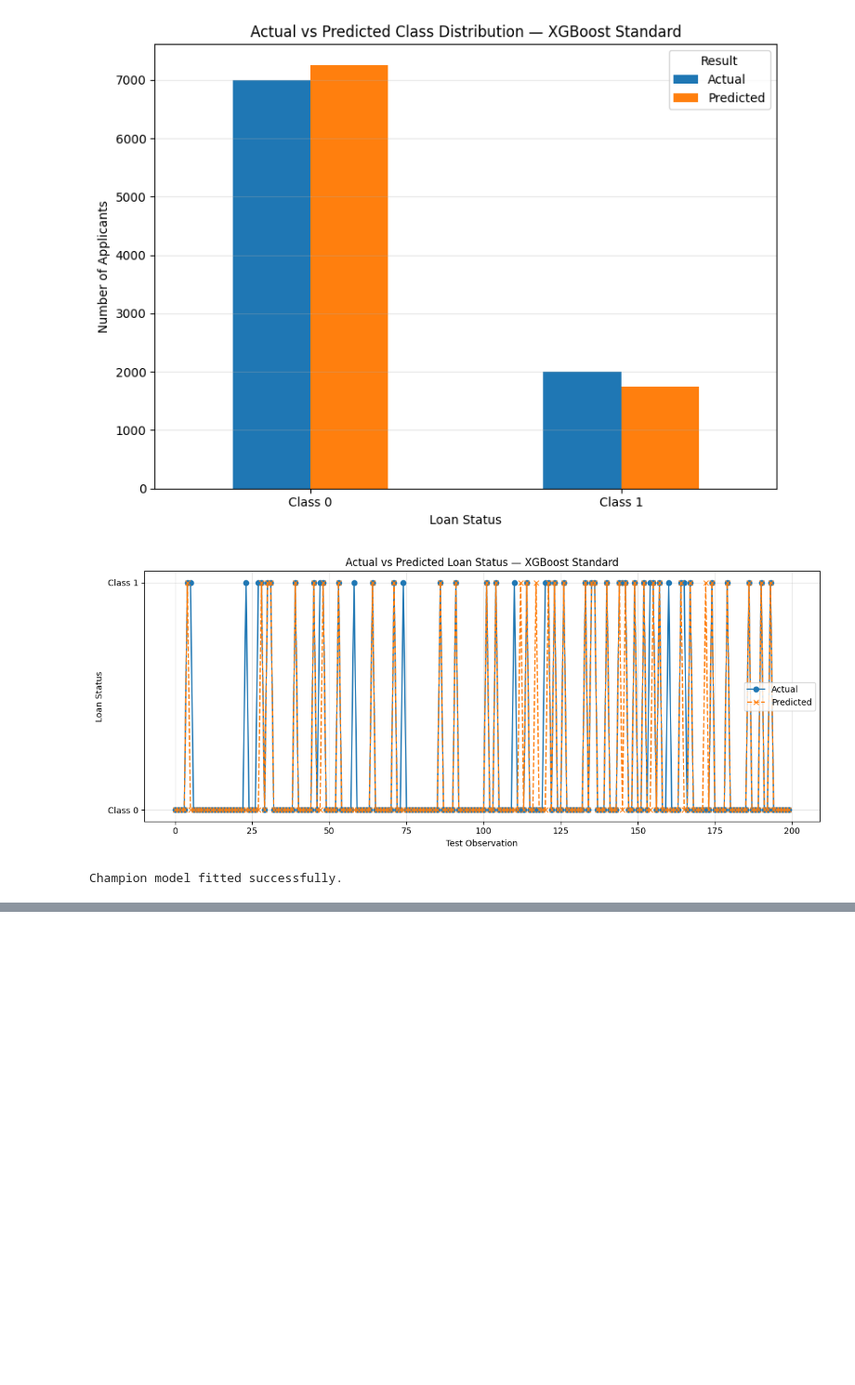
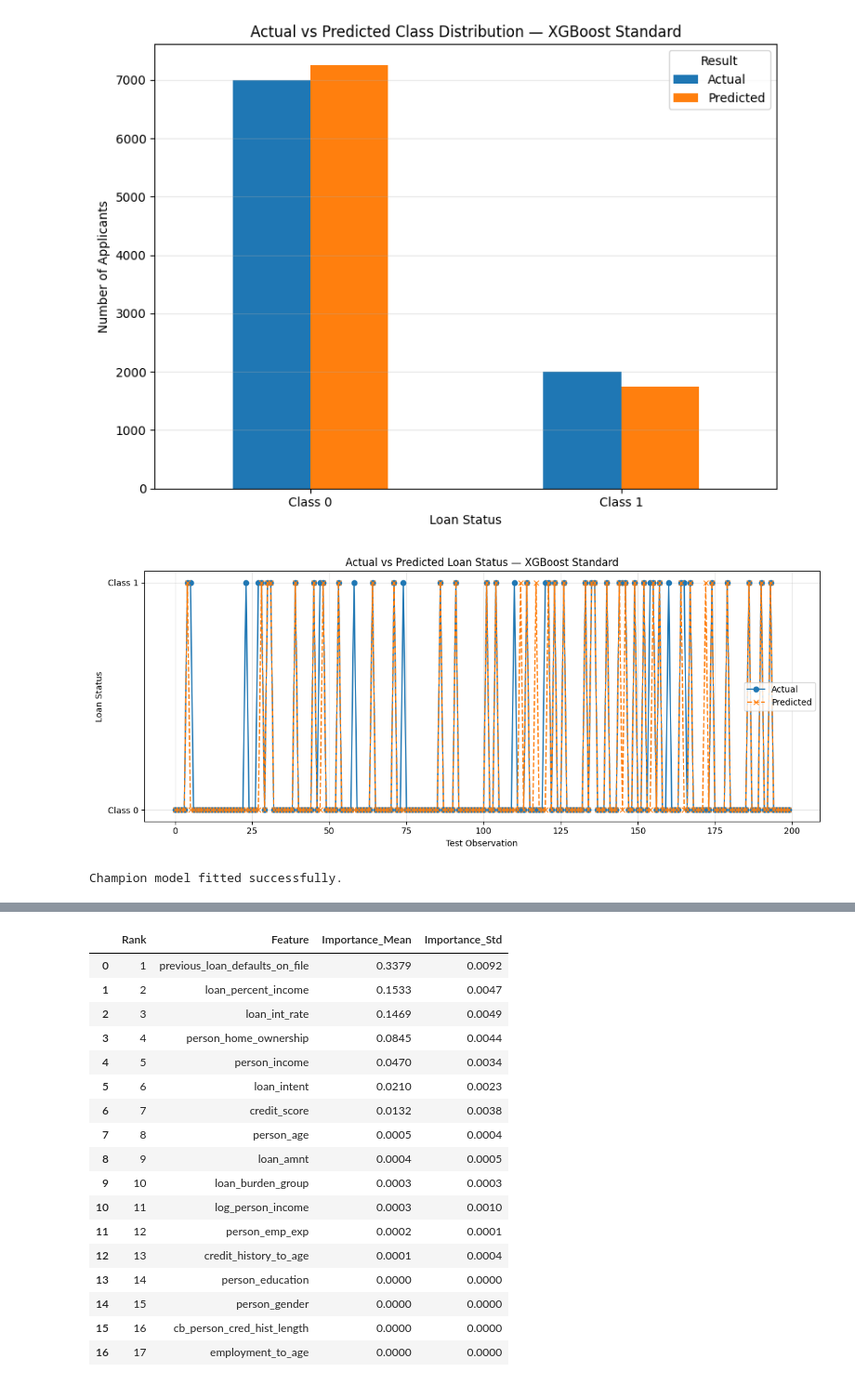
Before and after one commit to jiannyuhs-hue/ADALL_github, a Jupyter notebook: ADALL assignment/3013570Y_ADALL_ASSIGNMENT_2026Jun_(student).ipynb, the cells around one changed output, grey strips where cells are left out. Shown at 93% size. Drawn from its saved outputs; the diff is of its cells as text; code cells hidden in the pictures; blank space fills up the shorter version.

```diff
--- a/ADALL assignment/3013570Y_ADALL_ASSIGNMENT_2026Jun_(student).ipynb
+++ b/ADALL assignment/3013570Y_ADALL_ASSIGNMENT_2026Jun_(student).ipynb
@@ -3066,0 +3175,80 @@ Number of importance values: 34
+# %%
+from sklearn.inspection import permutation_importance
+import pandas as pd
+import matplotlib.pyplot as plt
+
+# ============================================================
+# PERMUTATION FEATURE IMPORTANCE
+# CHAMPION MODEL — XGBoost Standard
+# ============================================================
+
+# champion_pipeline should already be fitted
+# using:
+#
+# champion_pipeline.fit(X_train, y_train)
+
+print("=== PERMUTATION FEATURE IMPORTANCE ===")
+
+# ------------------------------------------------------------
+# 1. Calculate permutation importance on HOLDOUT data
+# ------------------------------------------------------------
+
+perm_result = permutation_importance(
+    champion_pipeline,
+    X_test,
+    y_test,
+    scoring="f1",
+    n_repeats=10,
+    random_state=42,
+    n_jobs=-1
+)
+
+# ------------------------------------------------------------
+# 2. Create importance DataFrame
+# ------------------------------------------------------------
+
+permutation_df = pd.DataFrame({
+    "Feature": X_test.columns,
+    "Importance_Mean": perm_result.importances_mean,
+    "Importance_Std": perm_result.importances_std
+})
+
+# ------------------------------------------------------------
+# 3. Sort from highest to lowest
+# ------------------------------------------------------------
+
+permutation_df = (
+    permutation_df
+    .sort_values(
+        "Importance_Mean",
+        ascending=False
+    )
+    .reset_index(drop=True)
+)
+
+# Add ranking
+permutation_df.insert(
+    0,
+    "Rank",
+    range(1, len(permutation_df) + 1)
+)
+
+# Round values
+permutation_df["Importance_Mean"] = (
+    permutation_df["Importance_Mean"].round(4)
+)
+
+permutation_df["Importance_Std"] = (
+    permutation_df["Importance_Std"].round(4)
+)
+
+# ------------------------------------------------------------
+# 4. Display results
+# ------------------------------------------------------------
+
+print("\n=== TOP PERMUTATION FEATURE IMPORTANCE ===")
+
+display(
+    permutation_df.head(20)
+)
+# %% [output]
@@ -3066,0 +3258,18 @@ Number of importance values: 34
+|  | Rank | Feature | Importance_Mean | Importance_Std |
+| 0 | 1 | previous_loan_defaults_on_file | 0.3379 | 0.0092 |
+| 1 | 2 | loan_percent_income | 0.1533 | 0.0047 |
+| 2 | 3 | loan_int_rate | 0.1469 | 0.0049 |
+| 3 | 4 | person_home_ownership | 0.0845 | 0.0044 |
+| 4 | 5 | person_income | 0.0470 | 0.0034 |
+| 5 | 6 | loan_intent | 0.0210 | 0.0023 |
+| 6 | 7 | credit_score | 0.0132 | 0.0038 |
+| 7 | 8 | person_age | 0.0005 | 0.0004 |
+| 8 | 9 | loan_amnt | 0.0004 | 0.0005 |
+| 9 | 10 | loan_burden_group | 0.0003 | 0.0003 |
+| 10 | 11 | log_person_income | 0.0003 | 0.0010 |
+| 11 | 12 | person_emp_exp | 0.0002 | 0.0001 |
+| 12 | 13 | credit_history_to_age | 0.0001 | 0.0004 |
+| 13 | 14 | person_education | 0.0000 | 0.0000 |
+| 14 | 15 | person_gender | 0.0000 | 0.0000 |
+| 15 | 16 | cb_person_cred_hist_length | 0.0000 | 0.0000 |
+| 16 | 17 | employment_to_age | 0.0000 | 0.0000 |
```
Also changed, not shown: parts of 4 cells of this notebook.
